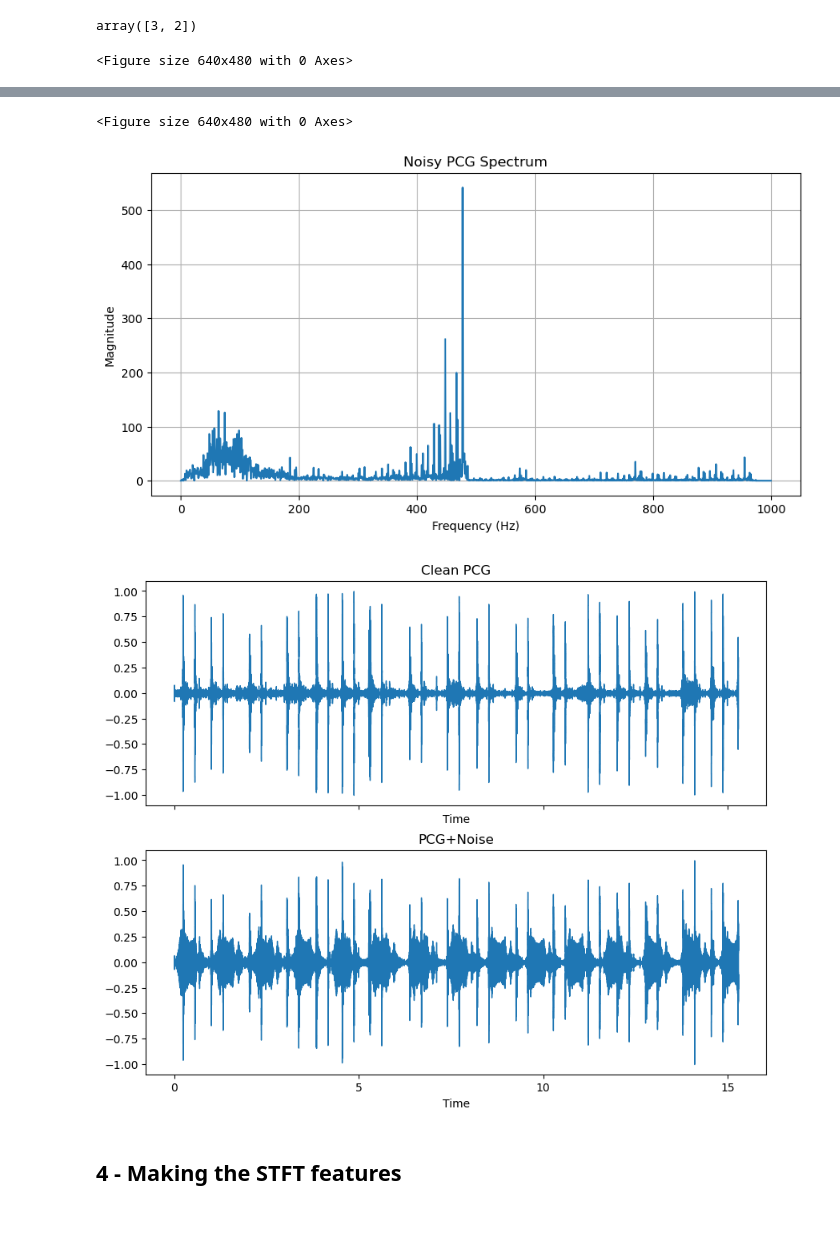
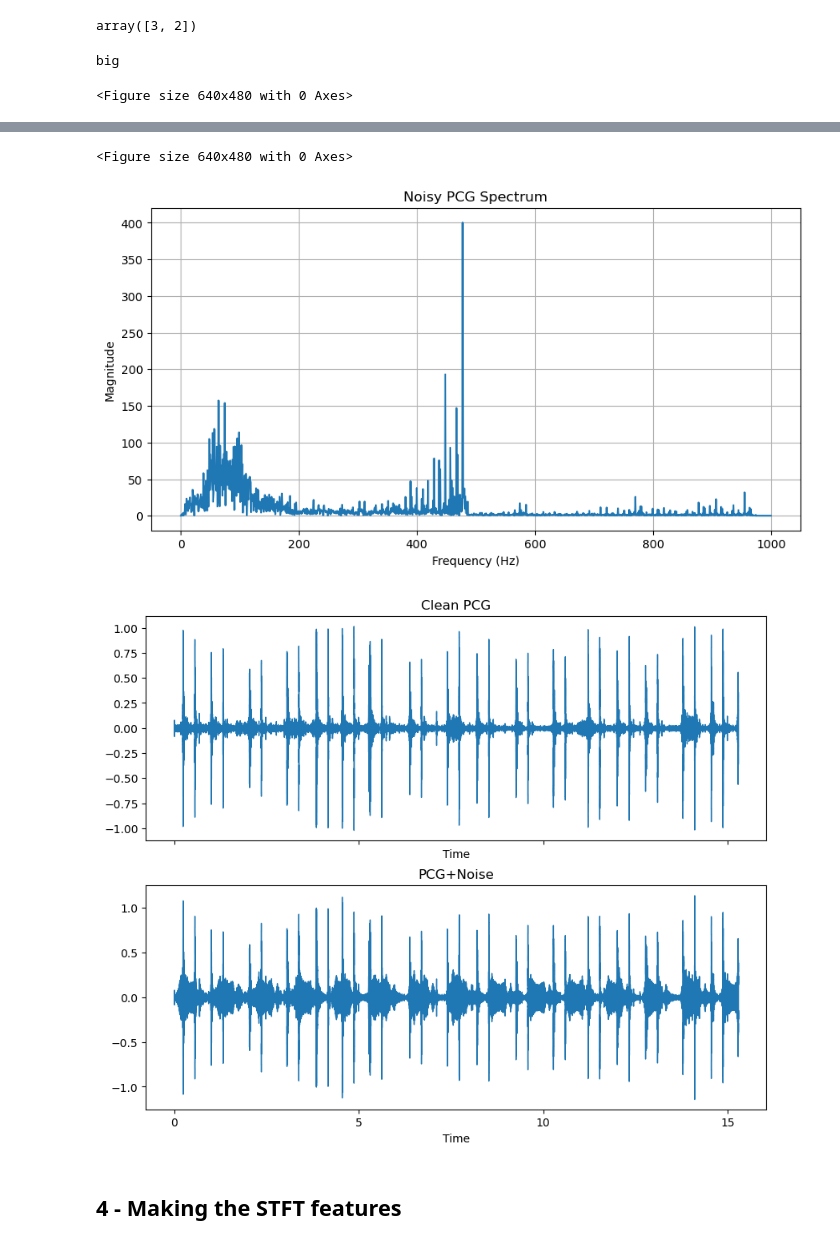
Before and after one commit to Rice-MECE-Capstone-Projects/Heart---Spring-2025, a Jupyter notebook: emmanuel-zerefa/u-net.ipynb, the cells around one changed output, grey strips where cells are left out. Cells and saved outputs as stored; diff of their text form; code cells hidden in the pictures.

```diff
--- a/emmanuel-zerefa/u-net.ipynb
+++ b/emmanuel-zerefa/u-net.ipynb
@@ -296,7 +296,9 @@ def rescale_pcg(x):
   """
   normalize an ndarray x to [-1,1] based on largest abs value
   """
-  return x/np.max(np.abs(x))
+  if np.max(x)>1:
+    x = x/np.max(np.abs(x))
+  return x
 # %%
 # now, load in the wavs
 ## resampling them to 4kHz since the clean PCG data is at 4kHz too
@@ -615,9 +640,9 @@ def create_composite_at_snr(signal,noise,snr_db):
 
   SNR is in dB
   """
-  signal_power = avg_power(signal**2)
-  noise_power = avg_power(noise**2)
-  if np.round(noise_power,6) == 0:
+  signal_power = avg_power(signal)
+  noise_power = avg_power(noise)
+  if np.round(noise_power,7) == 0:
     print('Noise power is 0. Returning signal only')
     return signal
   ratio = np.sqrt((signal_power / noise_power) / (10 ** (snr_db / 10)))
@@ -638,16 +663,19 @@ def create_composite(pcg_raw, pcg_sr, noise_raw, noise_sr, target_freq, snr):
   - target_freq: the frequency to downsample the pcg data and noise data to
   - snr: desired SNR in dB of the combined sounds
 
-  Returns the (downsampled) ground truth PCG data and the composite sound
+  Returns the (downsampled) ground truth PCG data and the composite sound, an
+  the maximum value of the composite sound before rescaling.
   """
   pcg = downsample(pcg_raw, pcg_sr, target_freq) # downsample the PCG data
   pcg = rescale_pcg(pcg) # !impt: renormalize pcg data. resume work here
+  mval_new = np.max(pcg)
   noise = downsample(noise_raw, noise_sr, target_freq)
   noise = match_signal_and_noise_lengths(pcg, noise) # they are now the same size
   composite = create_composite_at_snr(pcg, noise, snr) # combine the two
+  mval_composite = np.max(np.abs(composite))
   composite = rescale_pcg(composite) # normalize. I think this is good...
 
-  return pcg, composite #composite
+  return pcg, composite, mval_composite # composite. Return mval for accurate SNR calculation way later
 # %%
 # proof of concept: see the spectrum of a clean PCG and a composite sound
 target_freq = 2000 # downsample to this
@@ -662,7 +690,7 @@ for clean_pcg in pcg_data['fname'][2:]:
   #print(np.min(pcg_raw),np.max(pcg_raw)) # for seeing range
   noise_raw, noise_sr = load_from_filepath(random_noise)
 
-  clean, composite = create_composite(pcg_raw, pcg_sr, noise_raw, noise_sr, target_freq,snr_db)
+  clean, composite, mval = create_composite(pcg_raw, pcg_sr, noise_raw, noise_sr, target_freq,snr_db)
   # here is where el magico happenso.
   # look at all the functions you wrote and find a use for them
   # # e.g. downsample_from_filepath
@@ -681,4 +709,5 @@ for clean_pcg in pcg_data['fname'][2:]:
   librosa.display.waveshow(composite,sr=target_freq,ax=ax[1])
   break
 # %% [output]
-<Figure size 640x480 with 0 Axes>
+big
+<Figure size 640x480 with 0 Axes>
@@ -686,6 +715,6 @@ for clean_pcg in pcg_data['fname'][2:]:
-<Figure size 640x480 with 0 Axes>
+<Figure size 640x480 with 0 Axes>
-[figure, old version]
+[figure, new version]
-[figure, old version]
+[figure, new version]
 # %%
 #!impt: so, there is often a huge DC component introduced. i am not sure why this is.
 # perhaps the NN will learn to discard it, which would be fine.
```
Also changed, not shown: parts of 15 cells of this notebook.
